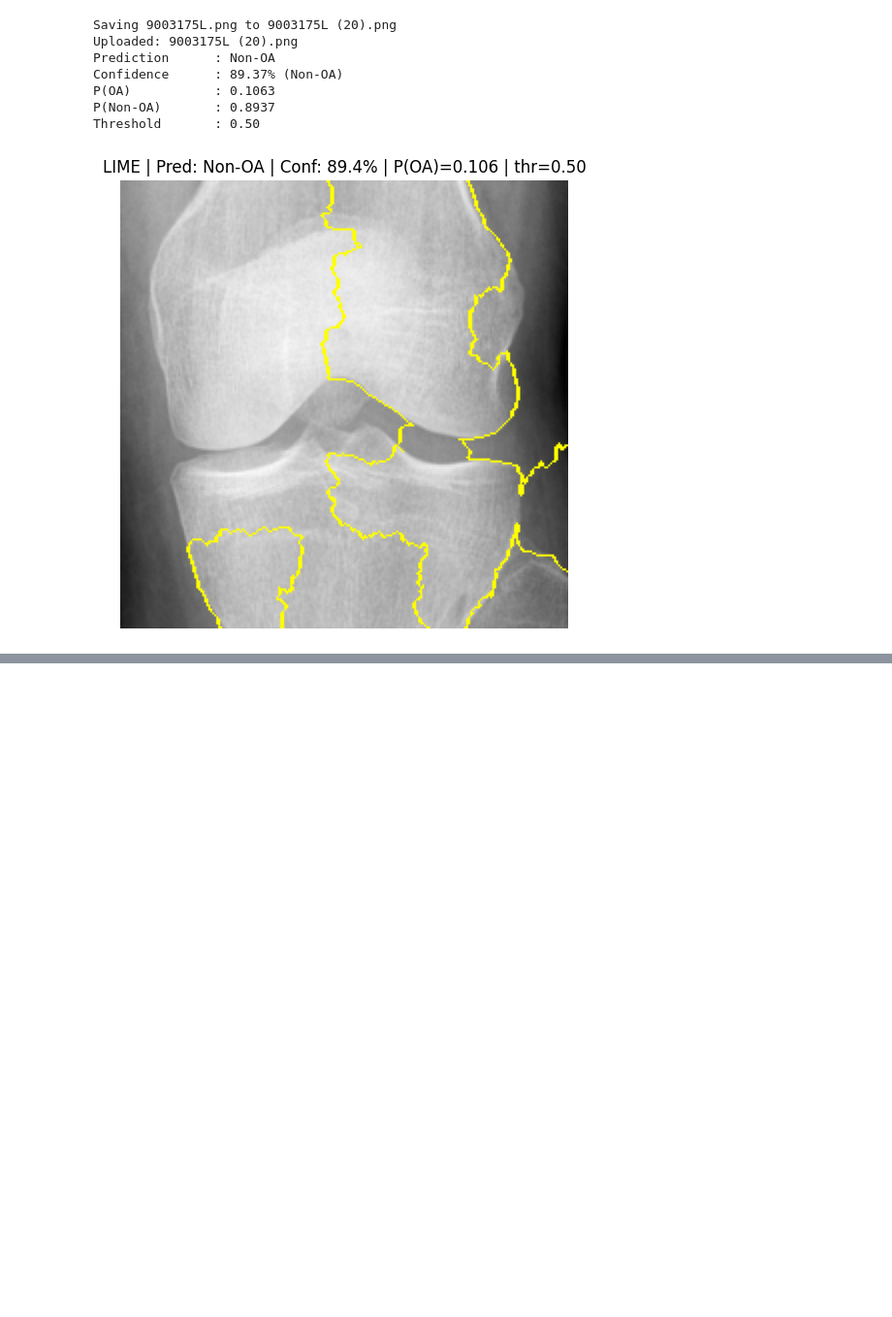
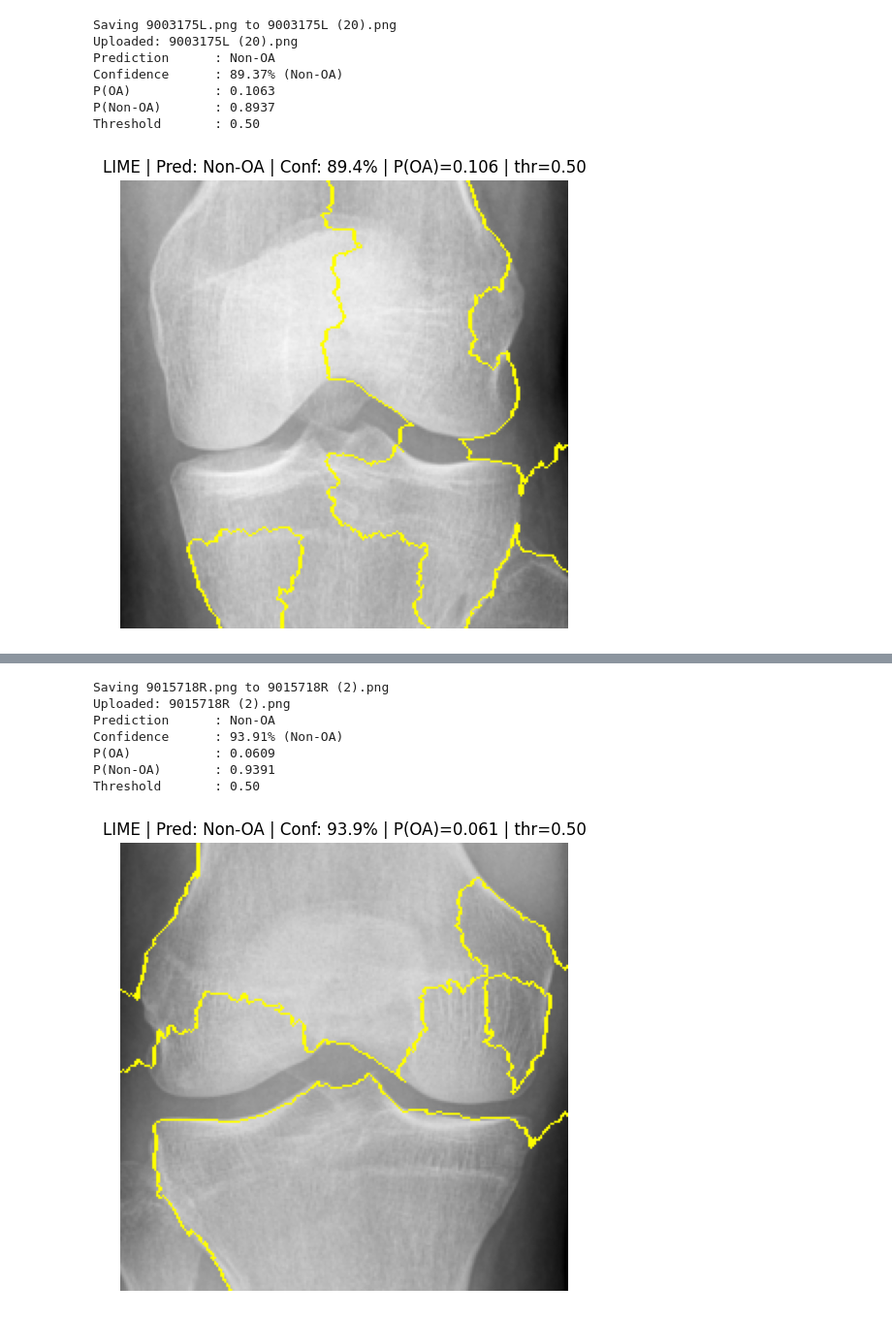
Before and after one commit to munipallysanthoshkumar/My-Project, a Jupyter notebook: Project_model1.ipynb, the cells around one changed output, grey strips where cells are left out. Shown at 97% size. Cells and saved outputs as stored; diff of their text form; code cells hidden in the pictures; blank space fills up the shorter version.

```diff
--- a/Project_model1.ipynb
+++ b/Project_model1.ipynb
@@ -986,0 +1107,3 @@ Threshold       : 0.50
+# %%
+model_resnet50.load_weights(checkpoint_path)
+print("Loaded best weights:", checkpoint_path)
@@ -986,0 +1303,66 @@ Threshold       : 0.50
+# %%
+THRESHOLD = 0.50
+NUM_SAMPLES = 1000
+NUM_FEATURES = 8
+HIDE_REST = False
+POSITIVE_ONLY = True
+
+uploaded = files.upload()
+img_path = list(uploaded.keys())[0]
+print("Uploaded:", img_path)
+
+img_pil = image.load_img(img_path, target_size=(224, 224))
+img_arr_01 = image.img_to_array(img_pil) / 255.0
+img_batch = np.expand_dims(img_arr_01, axis=0).astype(np.float32)
+
+
+prob_oa = float(model_resnet50.predict(img_batch, verbose=0)[0][0])
+prob_non = 1.0 - prob_oa
+
+pred_label = "OA" if prob_oa >= THRESHOLD else "Non-OA"
+conf = prob_oa if pred_label == "OA" else prob_non
+
+print(f"Prediction      : {pred_label}")
+print(f"Confidence      : {conf*100:.2f}% ({pred_label})")
+print(f"P(OA)           : {prob_oa:.4f}")
+print(f"P(Non-OA)       : {prob_non:.4f}")
+print(f"Threshold       : {THRESHOLD:.2f}")
+
+img_uint8 = (img_arr_01 * 255).astype(np.uint8)
+
+
+def lime_predict_fn(images_uint8):
+    images_01 = images_uint8.astype(np.float32) / 255.0
+    p_oa = model_resnet50.predict(images_01, verbose=0).reshape(-1)
+    p_non = 1.0 - p_oa
+    return np.stack([p_non, p_oa], axis=1)
+
+
+explainer = lime_image.LimeImageExplainer()
+
+explanation = explainer.explain_instance(
+    img_uint8,
+    classifier_fn=lime_predict_fn,
+    top_labels=2,
+    num_samples=NUM_SAMPLES
+)
+
+
+label_to_explain = 1 if pred_label == "OA" else 0
+
+temp, mask = explanation.get_image_and_mask(
+    label=label_to_explain,
+    positive_only=POSITIVE_ONLY,
+    num_features=NUM_FEATURES,
+    hide_rest=HIDE_REST
+)
+
+
+title = f"LIME | Pred: {pred_label} | Conf: {conf*100:.1f}% | P(OA)={prob_oa:.3f} | thr={THRESHOLD:.2f}"
+
+plt.figure(figsize=(6,6))
+plt.imshow(mark_boundaries(temp / 255.0, mask))
+plt.axis("off")
+plt.title(title)
+plt.show()
+# %% [output]
@@ -986,0 +1370,8 @@ Threshold       : 0.50
+Saving 9015718R.png to 9015718R (2).png
+Uploaded: 9015718R (2).png
+Prediction      : Non-OA
+Confidence      : 93.91% (Non-OA)
+P(OA)           : 0.0609
+P(Non-OA)       : 0.9391
+Threshold       : 0.50
+[figure, added]
```
Also changed, not shown: parts of 11 cells of this notebook.
